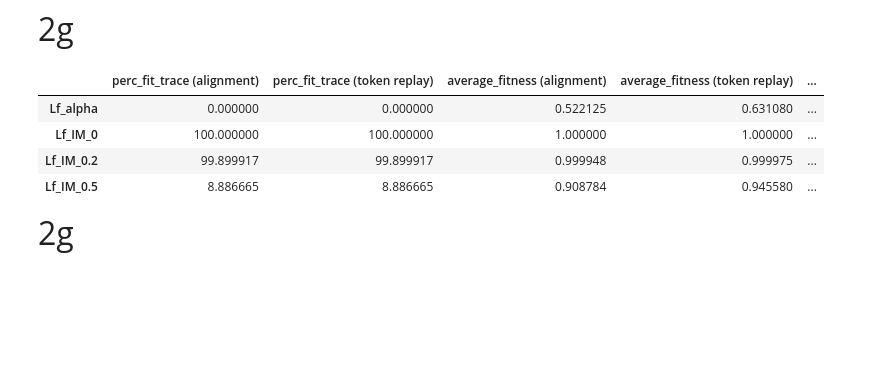
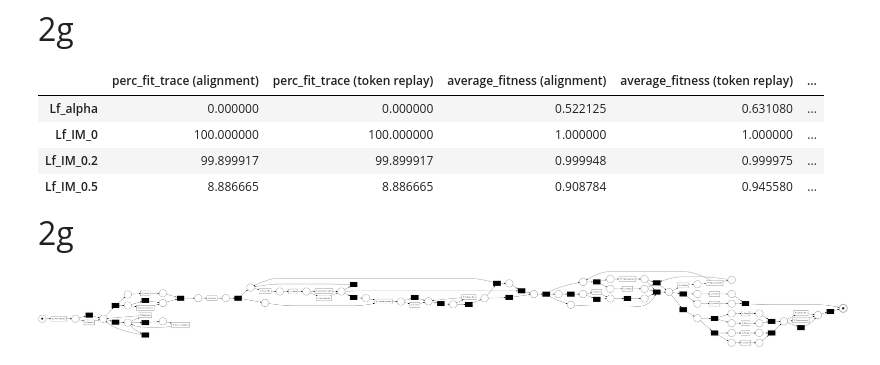
Before and after one commit to tranvutuan2001/APM2, a Jupyter notebook: notebook.ipynb, the cells around one changed output. Drawn from its saved outputs; the diff is of its cells as text; code cells hidden in the pictures; blank space fills up the shorter version.

```diff
--- a/notebook.ipynb
+++ b/notebook.ipynb
@@ -685,7 +685,10 @@ df_stats_2g
 # %%
 # Importing M_hand and M_auto models
 net_hand, im_hand, fm_hand = pm4py.read_pnml('./pnml/M_hand.pnml')
 net_auto, im_auto, fm_auto = pm4py.read_pnml('./pnml/M_auto.pnml')
+pm4py.view_petri_net(net_hand, im_hand, fm_hand)
+# %% [output]
+[figure, added]
 # %%
 # Calculate fitness and precision
 models = ['M_hand', 'M_auto']
```
Also changed, not shown: parts of 5 cells of this notebook, 2 other files.
